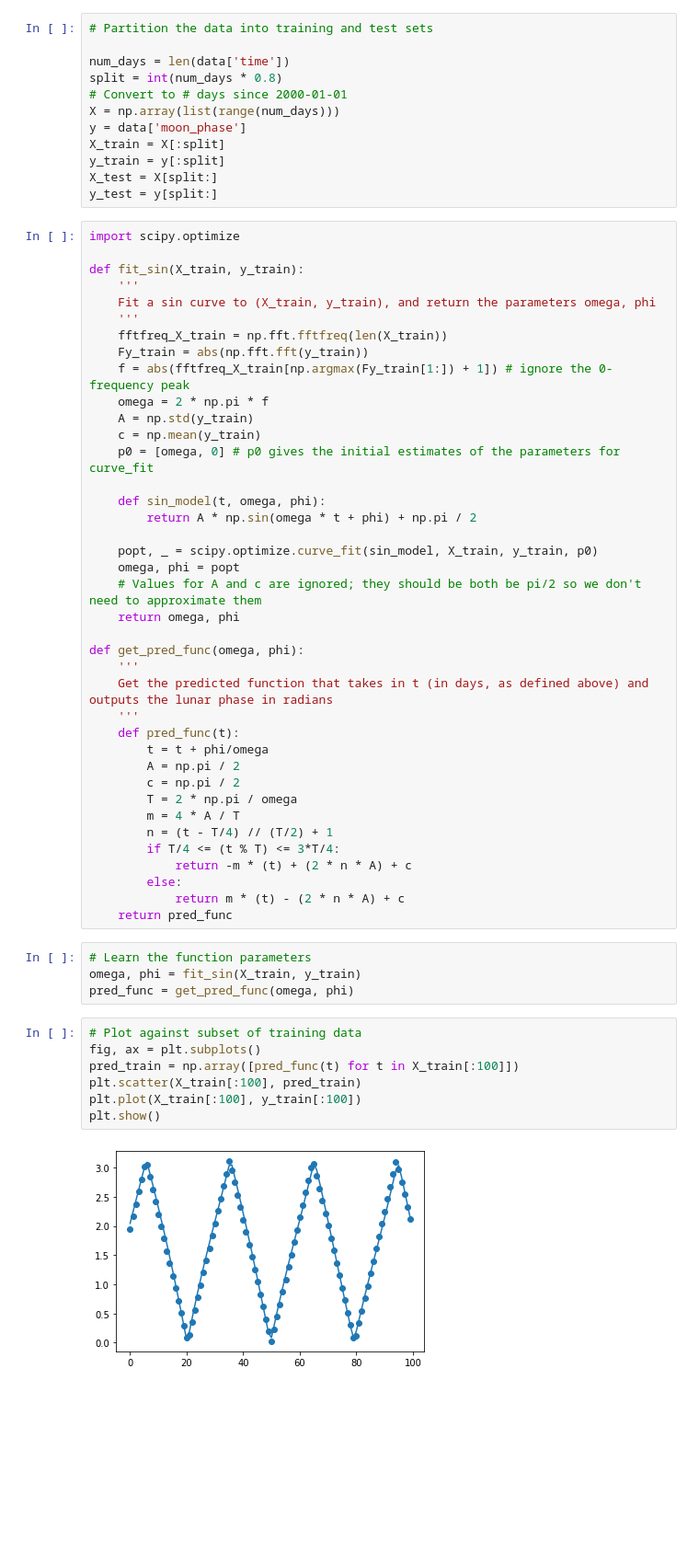
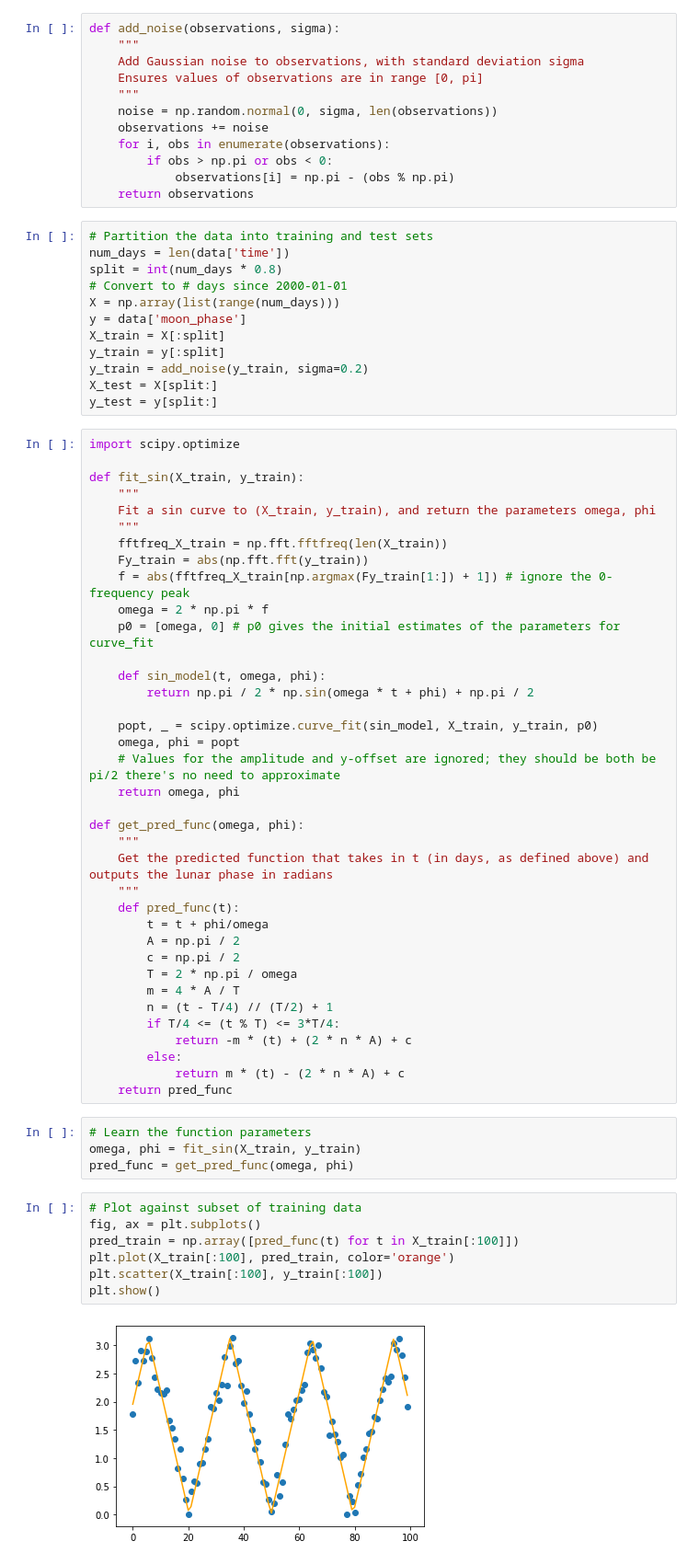
Before and after one commit to Aztreas/cs189-moon-models, a Jupyter notebook: predict_moon_phase.ipynb, the cells around one changed output. Shown: that part at 92% size. Drawn from its saved outputs; the diff is of its cells as text; blank space fills up the shorter version.

Commit message:
Update with noisy observations

```diff
--- a/predict_moon_phase.ipynb
+++ b/predict_moon_phase.ipynb
@@ -55,7 +53,18 @@ To register the converters:
 [figure]
+# %%
+def add_noise(observations, sigma):
+    """
+    Add Gaussian noise to observations, with standard deviation sigma
+    Ensures values of observations are in range [0, pi]
+    """
+    noise = np.random.normal(0, sigma, len(observations))
+    observations += noise
+    for i, obs in enumerate(observations):
+        if obs > np.pi or obs < 0:
+            observations[i] = np.pi - (obs % np.pi)
+    return observations
 # %%
 # Partition the data into training and test sets
-
 num_days = len(data['time'])
 split = int(num_days * 0.8)
 # Convert to # days since 2000-01-01
@@ -63,35 +72,34 @@ X = np.array(list(range(num_days)))
 y = data['moon_phase']
 X_train = X[:split]
 y_train = y[:split]
+y_train = add_noise(y_train, sigma=0.2)
 X_test = X[split:]
 y_test = y[split:]
 # %%
 import scipy.optimize
 
 def fit_sin(X_train, y_train):
-    '''
+    """
     Fit a sin curve to (X_train, y_train), and return the parameters omega, phi
-    '''
+    """
     fftfreq_X_train = np.fft.fftfreq(len(X_train))
     Fy_train = abs(np.fft.fft(y_train))
     f = abs(fftfreq_X_train[np.argmax(Fy_train[1:]) + 1]) # ignore the 0-frequency peak
     omega = 2 * np.pi * f
-    A = np.std(y_train)
-    c = np.mean(y_train)
     p0 = [omega, 0] # p0 gives the initial estimates of the parameters for curve_fit
 
     def sin_model(t, omega, phi):
-        return A * np.sin(omega * t + phi) + np.pi / 2
+        return np.pi / 2 * np.sin(omega * t + phi) + np.pi / 2
 
     popt, _ = scipy.optimize.curve_fit(sin_model, X_train, y_train, p0)
     omega, phi = popt
-    # Values for A and c are ignored; they should be both be pi/2 so we don't need to approximate them
+    # Values for the amplitude and y-offset are ignored; they should be both be pi/2 there's no need to approximate
     return omega, phi
 
 def get_pred_func(omega, phi):
-    '''
+    """
     Get the predicted function that takes in t (in days, as defined above) and outputs the lunar phase in radians
-    '''
+    """
     def pred_func(t):
         t = t + phi/omega
         A = np.pi / 2
@@ -111,12 +119,12 @@ pred_func = get_pred_func(omega, phi)
 # %%
 # Plot against subset of training data
 fig, ax = plt.subplots()
 pred_train = np.array([pred_func(t) for t in X_train[:100]])
-plt.scatter(X_train[:100], pred_train)
-plt.plot(X_train[:100], y_train[:100])
+plt.plot(X_train[:100], pred_train, color='orange')
+plt.scatter(X_train[:100], y_train[:100])
 plt.show()
 # %% [output]
-[figure, old version]
+[figure, new version]
 # %%
 # Plot against subset of test data
 fig, ax = plt.subplots()
```
Also changed, not shown: parts of 4 cells of this notebook, 1 other file.
